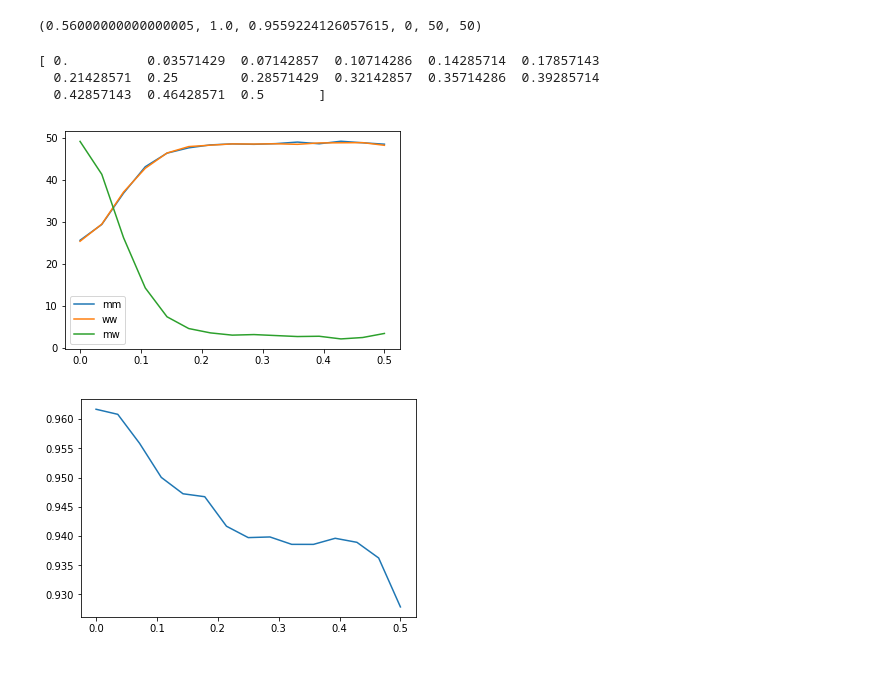
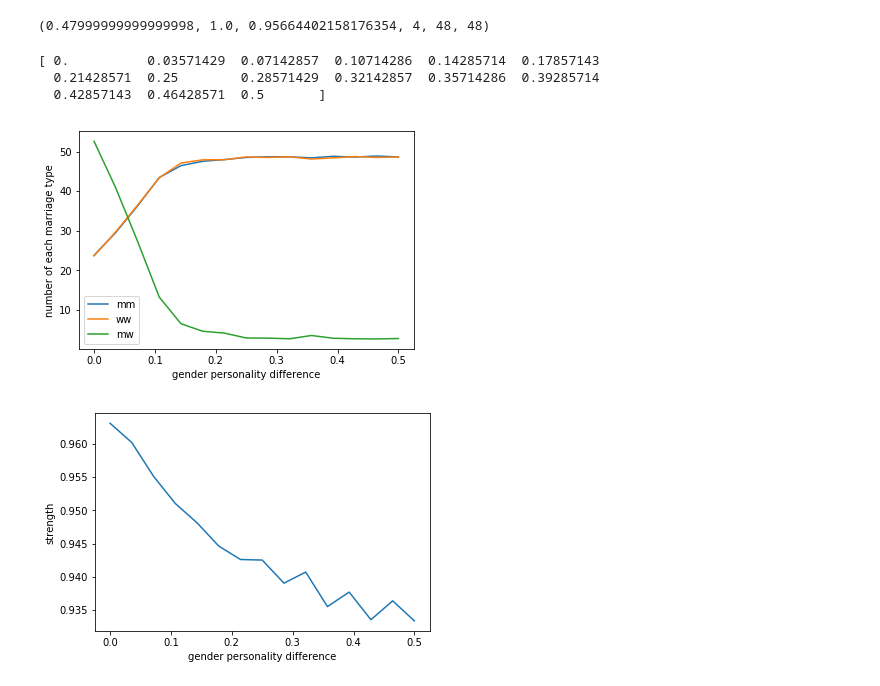
Before and after one commit to poosomooso/Gaygents, a Jupyter notebook: Gaygents_Extension.ipynb, the cells around one changed output. Cells and saved outputs as stored; diff of their text form; code cells hidden in the pictures.

```diff
--- a/Gaygents_Extension.ipynb
+++ b/Gaygents_Extension.ipynb
@@ -80,5 +66,5 @@ Allen Downey:
 # %%
-def runSimDiffTraits(agents_per_race, races, prob_intra, prob_inter, mean_w, mean_m):
+def runSimDiffGenderTraits(agents_per_race, races, prob_intra, prob_inter, mean_w, mean_m):
     agents = agents_per_race*races
     genders=getGender(agents_per_race,races)
     social_beliefs, political_beliefs = createPersonality(
@@ -93,9 +79,9 @@ def runSimDiffTraits(agents_per_race, races, prob_intra, prob_inter, mean_w, mea
     mw, mm, ww = genderRatios(marriage, agents, genders)
     return diversity,percent_married,compatibility, mw, mm, ww
 # %%
-runSimDiffTraits(50, 2, 1.0, 0.4, 0.25, 0.75)
+runSimDiffGenderTraits(50, 2, 1.0, 0.4, 0.25, 0.75)
 # %% [output]
-(0.56000000000000005, 1.0, 0.9559224126057615, 0, 50, 50)
+(0.47999999999999998, 1.0, 0.95664402158176354, 4, 48, 48)
 # %%
 probabilities = np.linspace(0.0, 0.5, num=15, dtype=float)
 num_sims = 30
@@ -107,33 +93,39 @@ mws = []
 strengths = []
 
 connection_prob = 0.4
 
 for diff in probabilities:
     mm_sum = 0
     ww_sum = 0
     mw_sum = 0
     str_sum = 0.0
     for _ in range(num_sims):
-        div, married, strength, mw, mm, ww = runSimDiffTraits(50, 2, connection_prob, connection_prob, 0.5-diff, 0.5+diff)
+        div, married, strength, mw, mm, ww = runSimDiffGenderTraits(50, 2, connection_prob, connection_prob, 0.5-diff, 0.5+diff)
         mm_sum += mm
         ww_sum += ww
         mw_sum += mw
         str_sum += strength
     mms.append(mm_sum/num_sims)
     wws.append(ww_sum/num_sims)
     mws.append(mw_sum/num_sims)
     strengths.append(str_sum/num_sims)
 
 mm_lab, = plt.plot(probabilities, mms, label='mm')
 ww_lab, = plt.plot(probabilities, wws, label='ww')
 mw_lab, = plt.plot(probabilities, mws, label='mw')
 plt.legend(handles=[mm_lab, ww_lab, mw_lab])
+plt.xlabel("gender personality difference")
+plt.ylabel("number of each marriage type")
+plt.savefig("reports/img/partner_type_gender_diff.png")
 plt.figure()
 plt.plot(probabilities, strengths, label='strengths')
+plt.xlabel("gender personality difference")
+plt.ylabel("strength")
+plt.savefig("reports/img/strength_gender_diff.png")
 plt.show()
 # %% [output]
 [ 0.          0.03571429  0.07142857  0.10714286  0.14285714  0.17857143
   0.21428571  0.25        0.28571429  0.32142857  0.35714286  0.39285714
   0.42857143  0.46428571  0.5       ]
-[figure, old version]
+[figure, new version]
-[figure, old version]
+[figure, new version]
```
Also changed, not shown: parts of 9 cells of this notebook.
